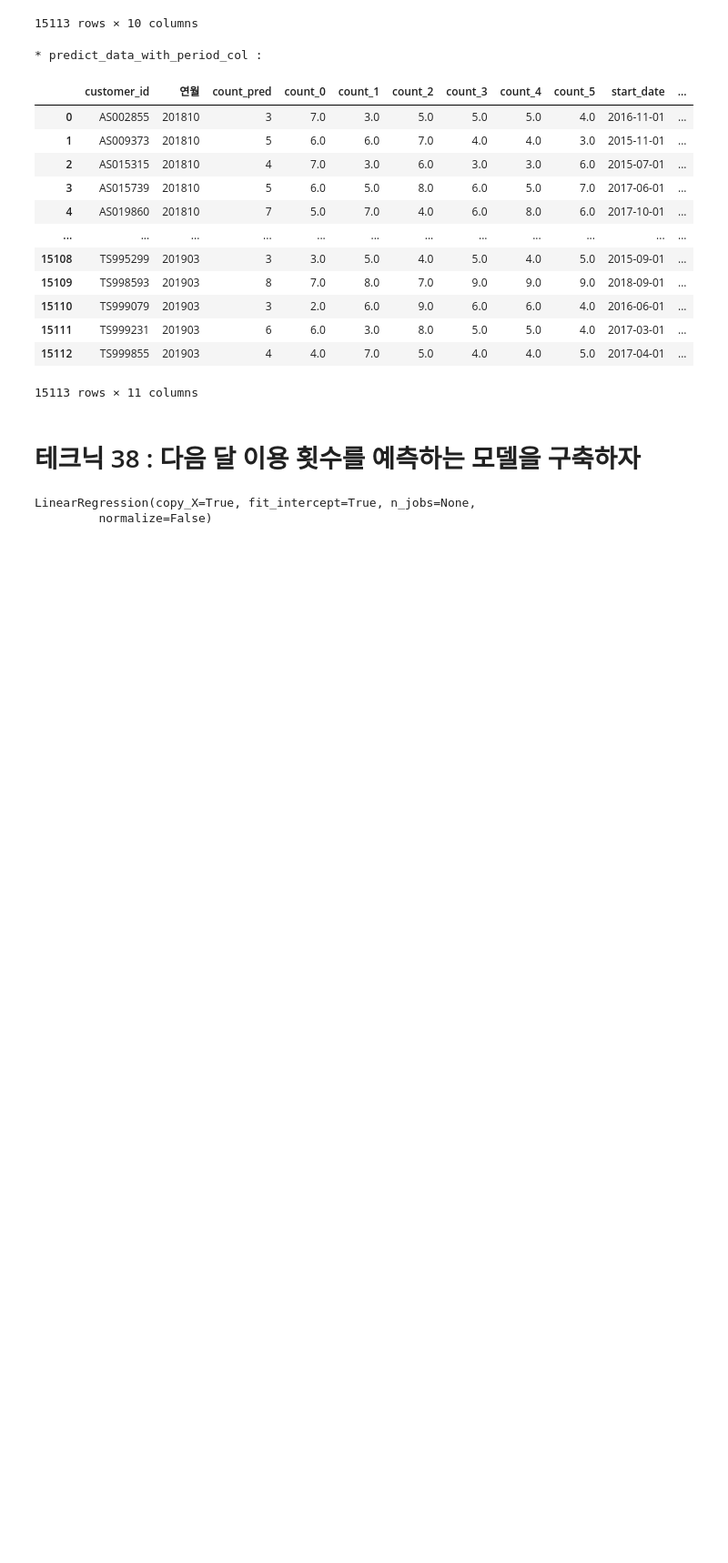
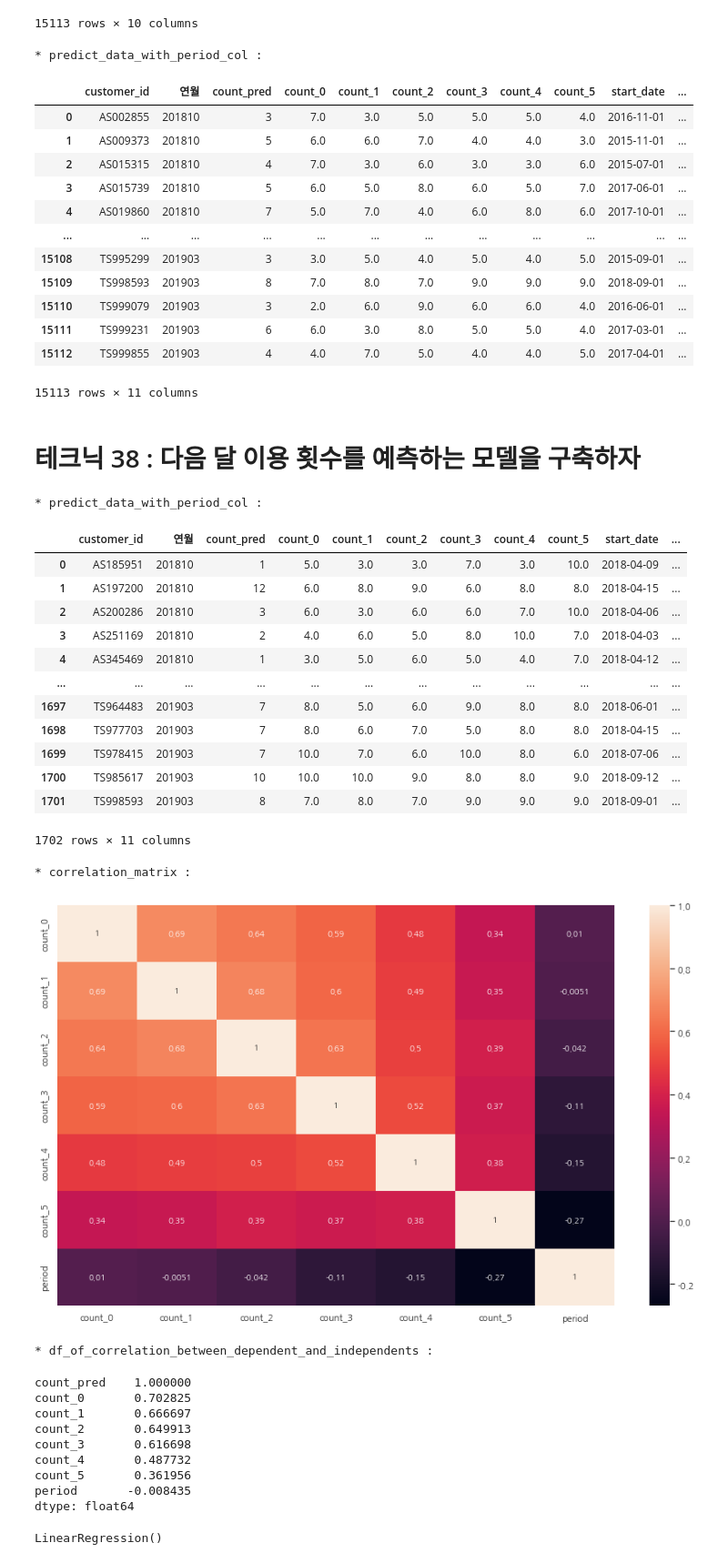
Before and after one commit to wooseok1152/python-data_analysis, a Jupyter notebook: 4장 고객의 행동을 예측하는 테크닉 10.ipynb, the cells around one changed output. Shown at 91% size. Drawn from its saved outputs; the diff is of its cells as text; code cells hidden in the pictures; blank space fills up the shorter version.

```diff
--- a/4장 고객의 행동을 예측하는 테크닉 10.ipynb
+++ b/4장 고객의 행동을 예측하는 테크닉 10.ipynb
@@ -586,29 +586,74 @@ display(predict_data_with_period_col)
 # %% [markdown]
 # 테크닉 38 : 다음 달 이용 횟수를 예측하는 모델을 구축하자
 # %%
-'''
-
-LinearRegression 모델 제작
-
-'''
-
 from sklearn import linear_model
 import sklearn.model_selection
+import matplotlib.pyplot as plt
+import seaborn as sns
+
+%matplotlib inline
 
 # 2018년 4월 이후에 새로 가입한 회원만 추출
-predict_data = predict_data.loc[predict_data["start_date"] >= pd.to_datetime("20180401")]
+predict_data_with_period_col = sqldf("""
+                                        SELECT *
+                                        FROM   predict_data_with_period_col
+                                        WHERE  STRFTIME('%Y%m%d', start_date) >= '20180401'
+                                    """)
+print("* predict_data_with_period_col :")
+display(predict_data_with_period_col)
 
-# model 제작
+# 독립변수들의 상관계수 행렬 조회
+correlation_matrix = predict_data_with_period_col[["count_0", "count_1", "count_2", "count_3", "count_4", "count_5", "period"]].corr()
+
+plt.figure(figsize = (12.5, 7.5))
+sns.heatmap(correlation_matrix, annot=True)
+
+print("* correlation_matrix :")
+plt.tight_layout()
+plt.show()
+
+# 종속변수와 독립변수 간의 선형 상관계수 조회
+df_of_correlation_between_dependent_and_independents = predict_data_with_period_col.corrwith(predict_data_with_period_col['count_pred'], method='pearson')
+print("* df_of_correlation_between_dependent_and_independents :")
+display(df_of_correlation_between_dependent_and_independents)
+
+# model 생성
 model = linear_model.LinearRegression()
 
-X = predict_data[["count_0", "count_1", "count_2", "count_3", "count_4", "count_5", "period"]]
-y = predict_data["count_pred"]
+X = predict_data_with_period_col[["count_0", "count_1", "count_2", "count_3", "count_4", "count_5", "period"]]
+y = predict_data_with_period_col["count_pred"]
 
 # 데이터 셋을 train셋과 test셋으로 분할
 X_train, X_test, y_train, y_test = sklearn.model_selection.train_test_split(X, y)
 
+# model 적합 실시
 model.fit(X_train, y_train)
 # %% [output]
-LinearRegression(copy_X=True, fit_intercept=True, n_jobs=None,
-         normalize=False)
+* predict_data_with_period_col :
+|  | customer_id | 연월 | count_pred | count_0 | count_1 | count_2 | count_3 | count_4 | count_5 | start_date | ... |
+| 0 | AS185951 | 201810 | 1 | 5.0 | 3.0 | 3.0 | 7.0 | 3.0 | 10.0 | 2018-04-09 | ... |
+| 1 | AS197200 | 201810 | 12 | 6.0 | 8.0 | 9.0 | 6.0 | 8.0 | 8.0 | 2018-04-15 | ... |
+| 2 | AS200286 | 201810 | 3 | 6.0 | 3.0 | 6.0 | 6.0 | 7.0 | 10.0 | 2018-04-06 | ... |
+| 3 | AS251169 | 201810 | 2 | 4.0 | 6.0 | 5.0 | 8.0 | 10.0 | 7.0 | 2018-04-03 | ... |
+| 4 | AS345469 | 201810 | 1 | 3.0 | 5.0 | 6.0 | 5.0 | 4.0 | 7.0 | 2018-04-12 | ... |
+| ... | ... | ... | ... | ... | ... | ... | ... | ... | ... | ... | ... |
+| 1697 | TS964483 | 201903 | 7 | 8.0 | 5.0 | 6.0 | 9.0 | 8.0 | 8.0 | 2018-06-01 | ... |
+| 1698 | TS977703 | 201903 | 7 | 8.0 | 6.0 | 7.0 | 5.0 | 8.0 | 8.0 | 2018-04-15 | ... |
+| 1699 | TS978415 | 201903 | 7 | 10.0 | 7.0 | 6.0 | 10.0 | 8.0 | 6.0 | 2018-07-06 | ... |
+| 1700 | TS985617 | 201903 | 10 | 10.0 | 10.0 | 9.0 | 8.0 | 8.0 | 9.0 | 2018-09-12 | ... |
+| 1701 | TS998593 | 201903 | 8 | 7.0 | 8.0 | 7.0 | 9.0 | 9.0 | 9.0 | 2018-09-01 | ... |
+1702 rows × 11 columns
+* correlation_matrix :
+[figure, added]
+* df_of_correlation_between_dependent_and_independents :
+count_pred    1.000000
+count_0       0.702825
+count_1       0.666697
+count_2       0.649913
+count_3       0.616698
+count_4       0.487732
+count_5       0.361956
+period       -0.008435
+dtype: float64
+LinearRegression()
 # %%
```
Also changed, not shown: parts of 7 cells of this notebook, 1 other file.
